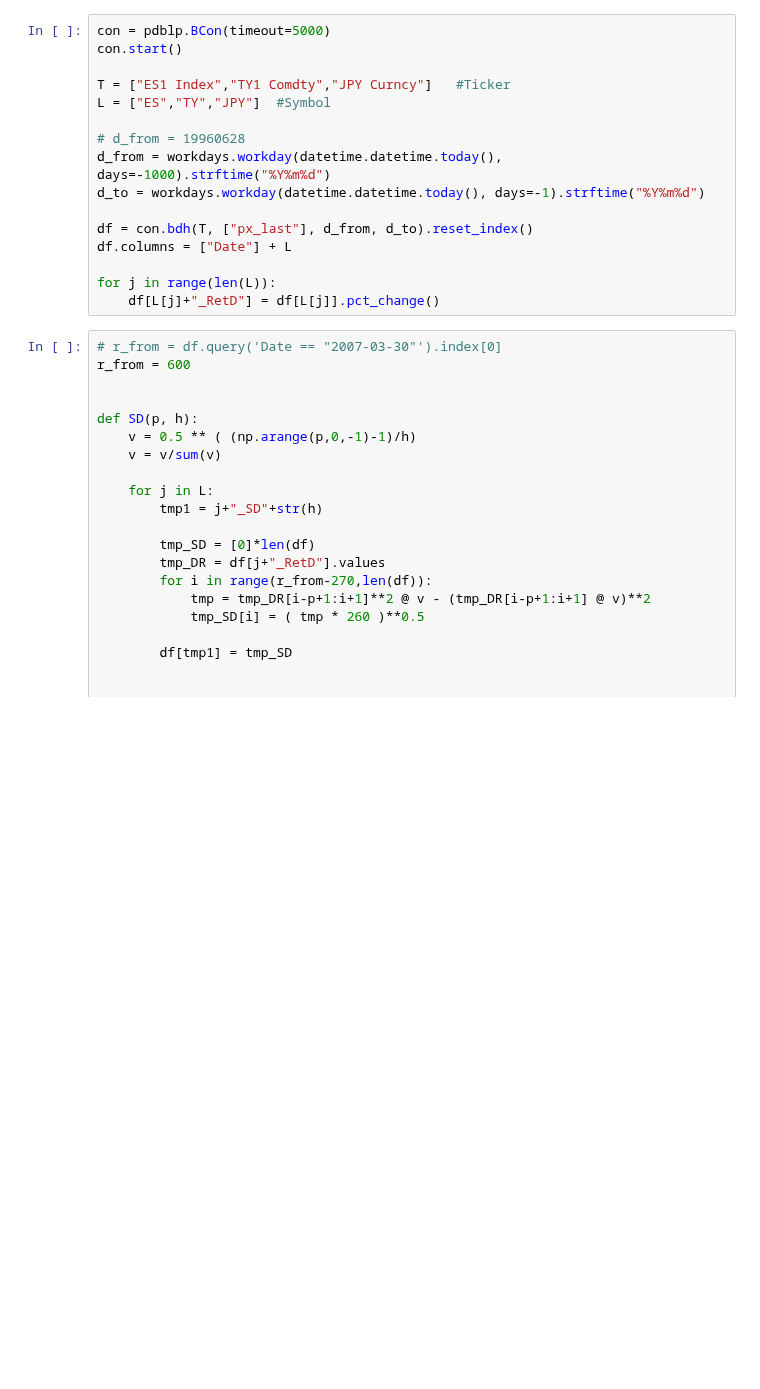
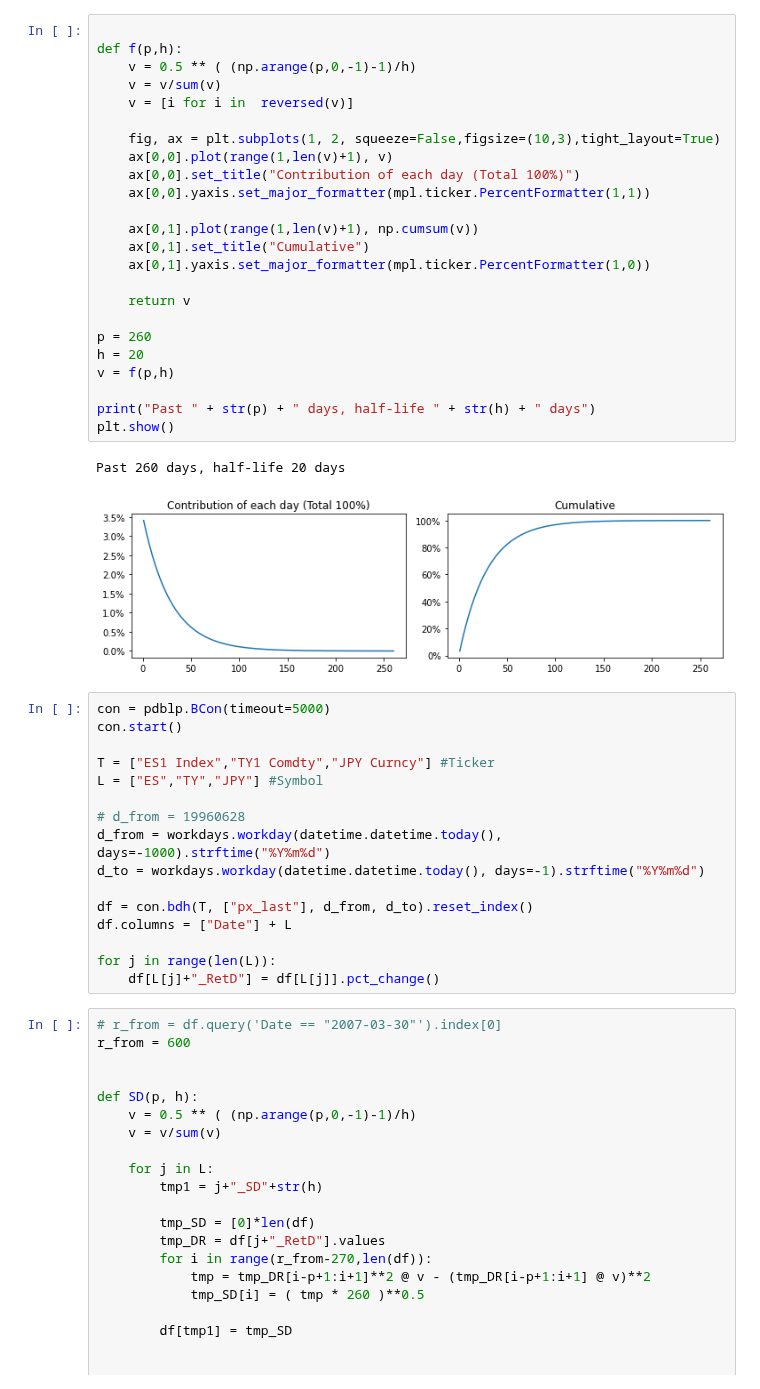
Before and after one commit to ken-100/Investment_Python, a Jupyter notebook: Calculations/Half_life.ipynb, the cells around one changed output. Saved outputs shown, nothing was run; the diff lists cells and outputs as text; blank space fills up the shorter version.

```diff
--- a/Calculations/Half_life.ipynb
+++ b/Calculations/Half_life.ipynb
@@ -40,12 +41,39 @@ TCA Trend: EQ=83, SB=120, FX=11or85
 | Ave | 7.7 | 14.9 | 22.1 | 29.3 | 36.4 | 43.1 | 55.3 | 65.4 | 73.5 | 80.0 | ... | ... |
 | Diff | 0.0 | 7.2 | 7.2 | 7.2 | 7.1 | 6.7 | 12.2 | 10.1 | 8.1 | 6.5 | ... | ... |
 3 rows × 30 columns
+# %%
+
+def f(p,h):
+    v = 0.5 ** ( (np.arange(p,0,-1)-1)/h)
+    v = v/sum(v)
+    v = [i for i in  reversed(v)]
+
+    fig, ax = plt.subplots(1, 2, squeeze=False,figsize=(10,3),tight_layout=True)
+    ax[0,0].plot(range(1,len(v)+1), v)
+    ax[0,0].set_title("Contribution of each day (Total 100%)")
+    ax[0,0].yaxis.set_major_formatter(mpl.ticker.PercentFormatter(1,1))
+
+    ax[0,1].plot(range(1,len(v)+1), np.cumsum(v))
+    ax[0,1].set_title("Cumulative")
+    ax[0,1].yaxis.set_major_formatter(mpl.ticker.PercentFormatter(1,0))
+
+    return v
+
+p = 260
+h = 20
+v = f(p,h)
+
+print("Past " + str(p) + " days, half-life " + str(h) + " days")
+plt.show()
+# %% [output]
+Past 260 days, half-life 20 days
+[figure, added]
 # %%
 con = pdblp.BCon(timeout=5000)
 con.start()
 
-T = ["ES1 Index","TY1 Comdty","JPY Curncy"]   #Ticker
-L = ["ES","TY","JPY"]  #Symbol
+T = ["ES1 Index","TY1 Comdty","JPY Curncy"] #Ticker
+L = ["ES","TY","JPY"] #Symbol
 
 # d_from = 19960628
 d_from = workdays.workday(datetime.datetime.today(), days=-1000).strftime("%Y%m%d")
```
Also changed, not shown: parts of 3 cells of this notebook.
